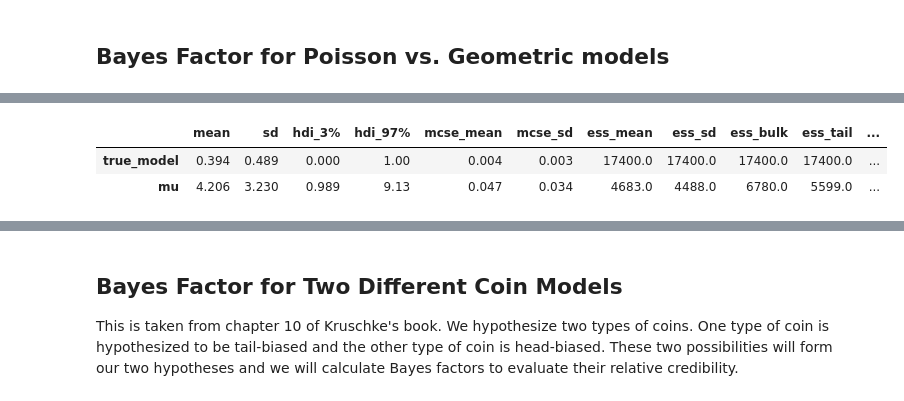
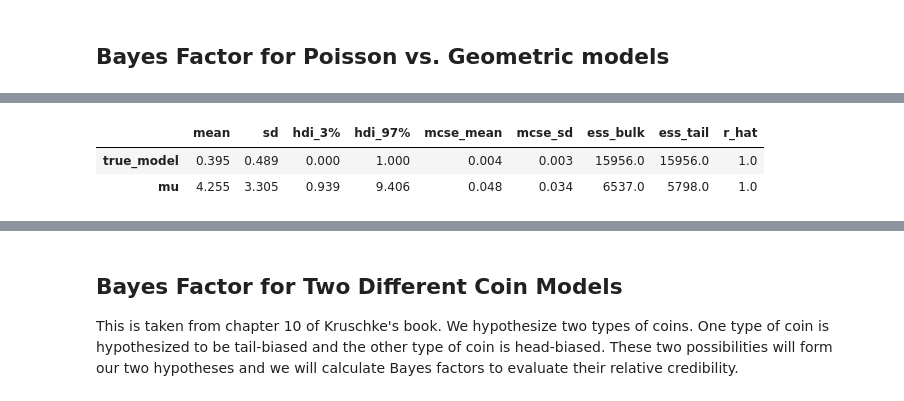
Before and after one commit to blue-worm/DBDA-python, a Jupyter notebook: Notebooks/bayes-factors.ipynb, the cells around one changed output, grey strips where cells are left out. Saved outputs shown, nothing was run; the diff lists cells and outputs as text; code cells hidden in the pictures.

```diff
--- a/Notebooks/bayes-factors.ipynb
+++ b/Notebooks/bayes-factors.ipynb
@@ -39,10 +43,10 @@ CompoundStep
 # %%
 with model:
-    display(pm.summary(trace))
+    display(az.summary(trace))
 # %% [output]
-|  | mean | sd | hdi_3% | hdi_97% | mcse_mean | mcse_sd | ess_mean | ess_sd | ess_bulk | ess_tail | ... |
-| true_model | 0.394 | 0.489 | 0.000 | 1.00 | 0.004 | 0.003 | 17400.0 | 17400.0 | 17400.0 | 17400.0 | ... |
-| mu | 4.206 | 3.230 | 0.989 | 9.13 | 0.047 | 0.034 | 4683.0 | 4488.0 | 6780.0 | 5599.0 | ... |
+|  | mean | sd | hdi_3% | hdi_97% | mcse_mean | mcse_sd | ess_bulk | ess_tail | r_hat |
+| true_model | 0.395 | 0.489 | 0.000 | 1.000 | 0.004 | 0.003 | 15956.0 | 15956.0 | 1.0 |
+| mu | 4.255 | 3.305 | 0.939 | 9.406 | 0.048 | 0.034 | 6537.0 | 5798.0 | 1.0 |
 # %%
 p_pois = trace['true_model'].mean()  # mean value (i.e. the rate of poisson samples to all samples)
 # %%
```
Also changed, not shown: parts of 17 cells of this notebook, 2 other files.
